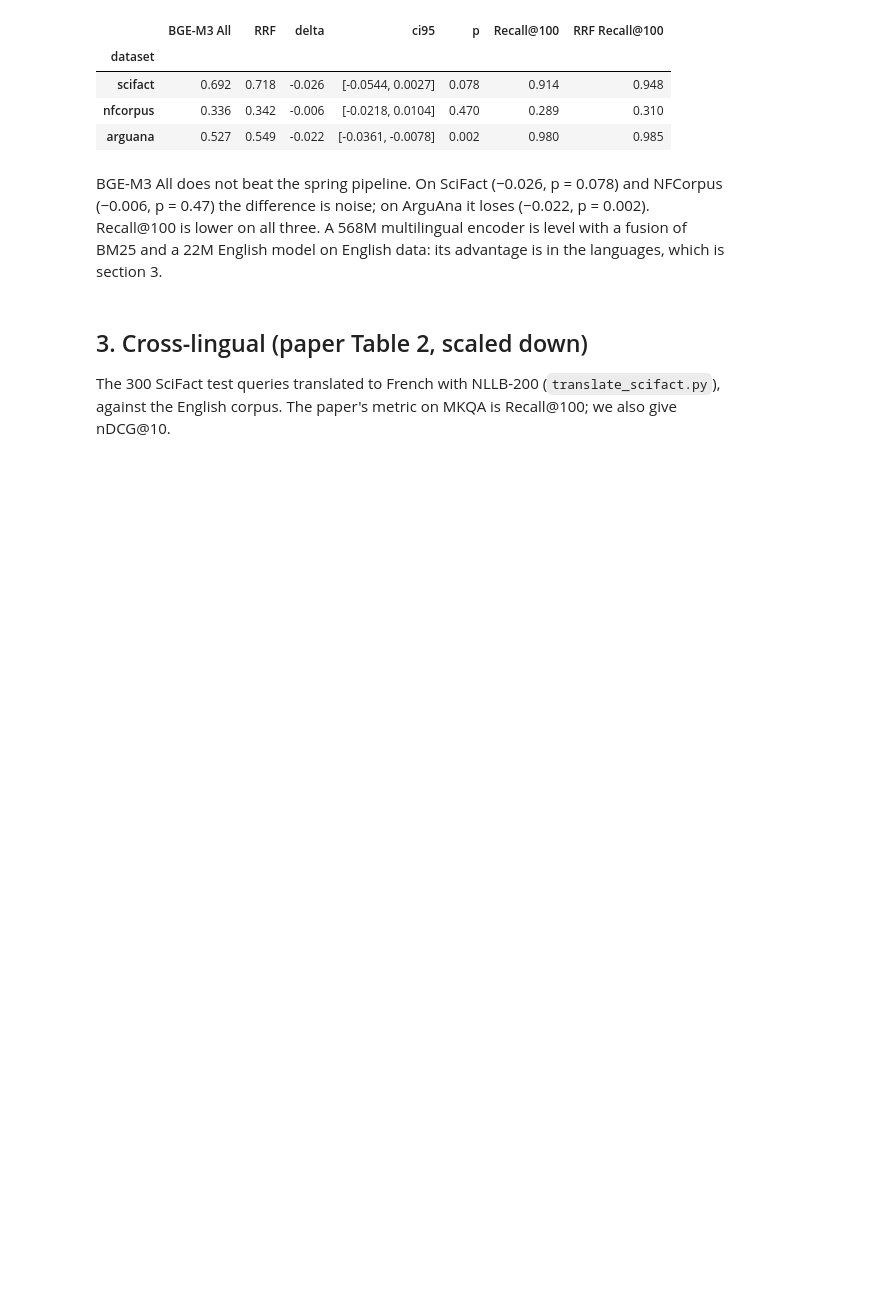
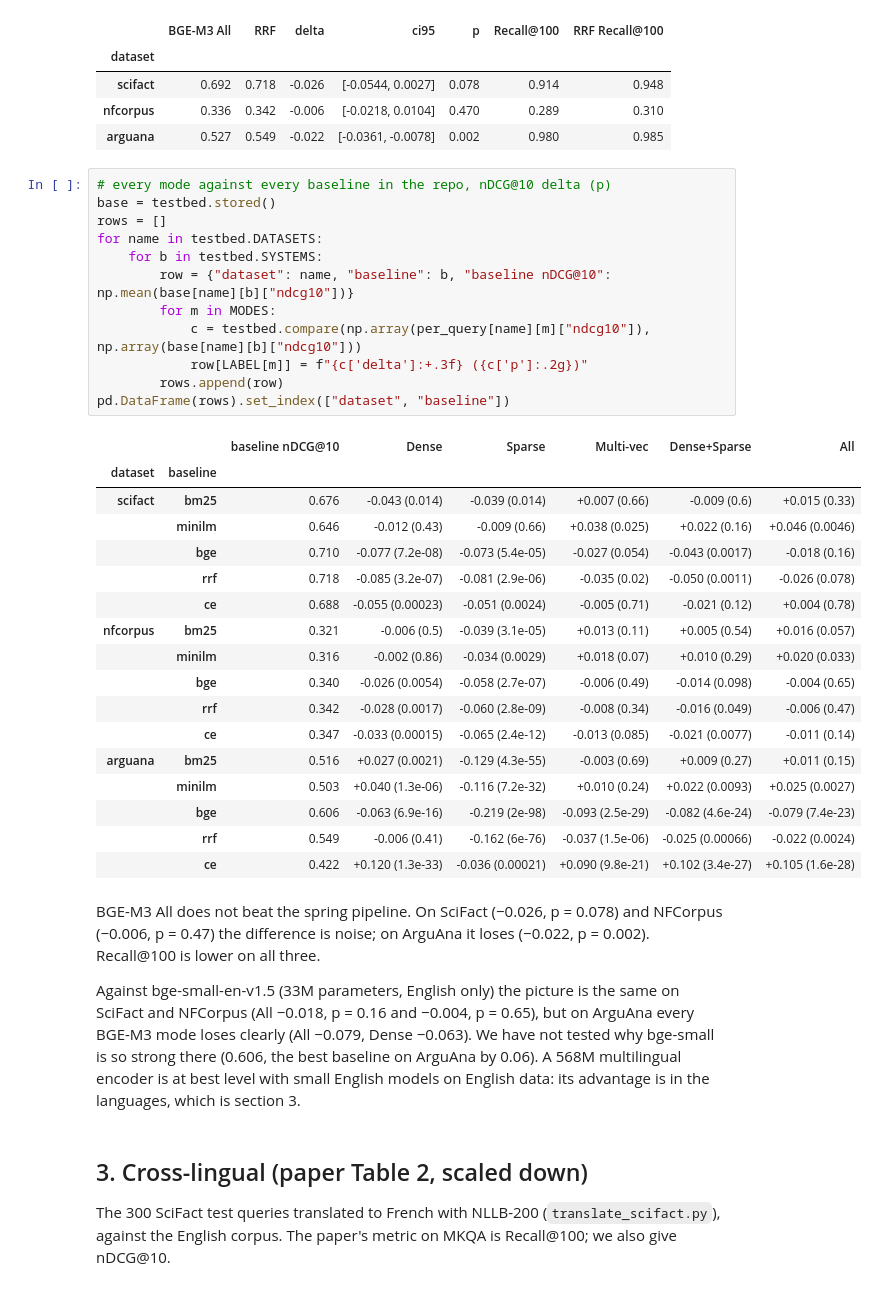
Before and after one commit to JenningsWang/ir2-testbed, a Jupyter notebook: pairs/11-bge-m3/reproduce.ipynb, the cells around one changed output. Cells and saved outputs as stored; diff of their text form; blank space fills up the shorter version.

```diff
--- a/pairs/11-bge-m3/reproduce.ipynb
+++ b/pairs/11-bge-m3/reproduce.ipynb
@@ -110,8 +110,40 @@ pd.DataFrame(rows).set_index("dataset")
 | scifact | 0.692 | 0.718 | -0.026 | [-0.0544, 0.0027] | 0.078 | 0.914 | 0.948 |
 | nfcorpus | 0.336 | 0.342 | -0.006 | [-0.0218, 0.0104] | 0.470 | 0.289 | 0.310 |
 | arguana | 0.527 | 0.549 | -0.022 | [-0.0361, -0.0078] | 0.002 | 0.980 | 0.985 |
+# %%
+# every mode against every baseline in the repo, nDCG@10 delta (p)
+base = testbed.stored()
+rows = []
+for name in testbed.DATASETS:
+    for b in testbed.SYSTEMS:
+        row = {"dataset": name, "baseline": b, "baseline nDCG@10": np.mean(base[name][b]["ndcg10"])}
+        for m in MODES:
+            c = testbed.compare(np.array(per_query[name][m]["ndcg10"]), np.array(base[name][b]["ndcg10"]))
+            row[LABEL[m]] = f"{c['delta']:+.3f} ({c['p']:.2g})"
+        rows.append(row)
+pd.DataFrame(rows).set_index(["dataset", "baseline"])
+# %% [output]
+|  |  | baseline nDCG@10 | Dense | Sparse | Multi-vec | Dense+Sparse | All |
+| dataset | baseline |  |  |  |  |  |  |
+| scifact | bm25 | 0.676 | -0.043 (0.014) | -0.039 (0.014) | +0.007 (0.66) | -0.009 (0.6) | +0.015 (0.33) |
+|  | minilm | 0.646 | -0.012 (0.43) | -0.009 (0.66) | +0.038 (0.025) | +0.022 (0.16) | +0.046 (0.0046) |
+|  | bge | 0.710 | -0.077 (7.2e-08) | -0.073 (5.4e-05) | -0.027 (0.054) | -0.043 (0.0017) | -0.018 (0.16) |
+|  | rrf | 0.718 | -0.085 (3.2e-07) | -0.081 (2.9e-06) | -0.035 (0.02) | -0.050 (0.0011) | -0.026 (0.078) |
+|  | ce | 0.688 | -0.055 (0.00023) | -0.051 (0.0024) | -0.005 (0.71) | -0.021 (0.12) | +0.004 (0.78) |
+| nfcorpus | bm25 | 0.321 | -0.006 (0.5) | -0.039 (3.1e-05) | +0.013 (0.11) | +0.005 (0.54) | +0.016 (0.057) |
+|  | minilm | 0.316 | -0.002 (0.86) | -0.034 (0.0029) | +0.018 (0.07) | +0.010 (0.29) | +0.020 (0.033) |
+|  | bge | 0.340 | -0.026 (0.0054) | -0.058 (2.7e-07) | -0.006 (0.49) | -0.014 (0.098) | -0.004 (0.65) |
+|  | rrf | 0.342 | -0.028 (0.0017) | -0.060 (2.8e-09) | -0.008 (0.34) | -0.016 (0.049) | -0.006 (0.47) |
+|  | ce | 0.347 | -0.033 (0.00015) | -0.065 (2.4e-12) | -0.013 (0.085) | -0.021 (0.0077) | -0.011 (0.14) |
+| arguana | bm25 | 0.516 | +0.027 (0.0021) | -0.129 (4.3e-55) | -0.003 (0.69) | +0.009 (0.27) | +0.011 (0.15) |
+|  | minilm | 0.503 | +0.040 (1.3e-06) | -0.116 (7.2e-32) | +0.010 (0.24) | +0.022 (0.0093) | +0.025 (0.0027) |
+|  | bge | 0.606 | -0.063 (6.9e-16) | -0.219 (2e-98) | -0.093 (2.5e-29) | -0.082 (4.6e-24) | -0.079 (7.4e-23) |
+|  | rrf | 0.549 | -0.006 (0.41) | -0.162 (6e-76) | -0.037 (1.5e-06) | -0.025 (0.00066) | -0.022 (0.0024) |
+|  | ce | 0.422 | +0.120 (1.3e-33) | -0.036 (0.00021) | +0.090 (9.8e-21) | +0.102 (3.4e-27) | +0.105 (1.6e-28) |
 # %% [markdown]
-BGE-M3 All does not beat the spring pipeline. On SciFact (−0.026, p = 0.078) and NFCorpus (−0.006, p = 0.47) the difference is noise; on ArguAna it loses (−0.022, p = 0.002). Recall@100 is lower on all three. A 568M multilingual encoder is level with a fusion of BM25 and a 22M English model on English data: its advantage is in the languages, which is section 3.
+BGE-M3 All does not beat the spring pipeline. On SciFact (−0.026, p = 0.078) and NFCorpus (−0.006, p = 0.47) the difference is noise; on ArguAna it loses (−0.022, p = 0.002). Recall@100 is lower on all three.
+
+Against bge-small-en-v1.5 (33M parameters, English only) the picture is the same on SciFact and NFCorpus (All −0.018, p = 0.16 and −0.004, p = 0.65), but on ArguAna every BGE-M3 mode loses clearly (All −0.079, Dense −0.063). We have not tested why bge-small is so strong there (0.606, the best baseline on ArguAna by 0.06). A 568M multilingual encoder is at best level with small English models on English data: its advantage is in the languages, which is section 3.
 # %% [markdown]
 ## 3. Cross-lingual (paper Table 2, scaled down)
 
```
Also changed, not shown: parts of 3 cells of this notebook, 8 other files.
